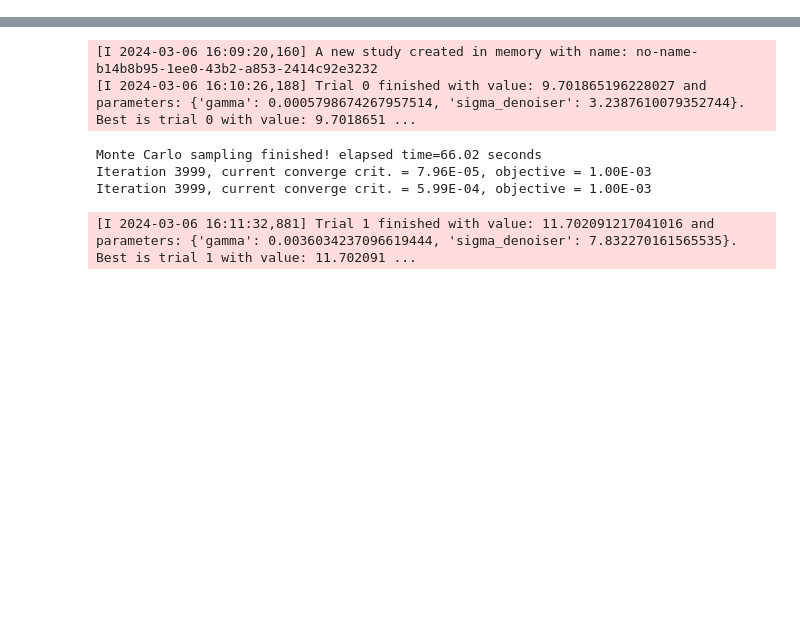
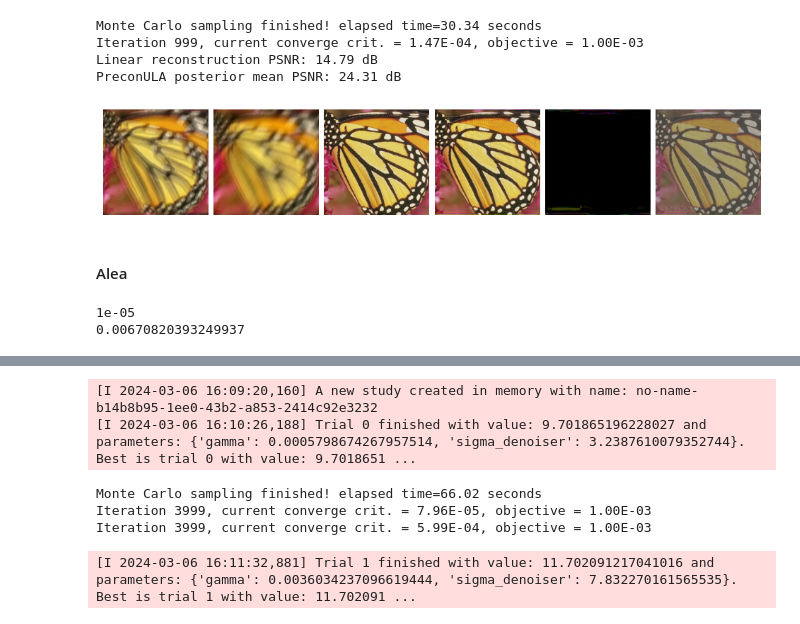
Before and after one commit to JaybeeH32/GenerativeModellingProject, a Jupyter notebook: PMC.ipynb, the cells around one changed output, grey strips where cells are left out. Drawn from its saved outputs; the diff is of its cells as text; code cells hidden in the pictures; blank space fills up the shorter version.

```diff
--- a/PMC.ipynb
+++ b/PMC.ipynb
@@ -39,0 +131,56 @@ plot(y)
+# %%
+### là avec ma correction, pas version Himbert
+
+pula_mean, pula_var = pmc_pnp(y, physics)
+
+# compute linear inverse
+x_lin = physics.A_adjoint(y)
+
+# compute PSNR
+print(f"Linear reconstruction PSNR: {dinv.utils.metric.cal_psnr(x, x_lin):.2f} dB")
+print(
+    f"PreconULA posterior mean PSNR: {dinv.utils.metric.cal_psnr(x, pula_mean):.2f} dB"
+)
+
+example_sample = pula_mean + torch.randn_like(pula_mean) * torch.sqrt(pula_var)
+
+
+# plot results
+imgs = [y, x_lin, x, pula_mean, pula_var, example_sample]
+plot(imgs)
+# %% [output]
+Monte Carlo sampling finished! elapsed time=30.34 seconds
+Iteration 999, current converge crit. = 1.47E-04, objective = 1.00E-03
+Linear reconstruction PSNR: 14.79 dB
+PreconULA posterior mean PSNR: 24.31 dB
+[figure, added]
+# %% [markdown]
+#### Alea
+# %%
+gamma = 1e-5
+alpha = 1
+iterations = int(1e3) if torch.cuda.is_available() else 10
+sigma_denoiser = np.sqrt(2 * gamma) * 1.5
+print(gamma)
+print(sigma_denoiser)
+
+likelihood = dinv.optim.L2(sigma=sigma_denoiser)
+
+prior = dinv.optim.ScorePrior(
+    denoiser=dinv.models.DRUNet(pretrained="download")
+    #denoiser=dinv.models.DiffUNet(large_model=False)
+).to(device)
+
+
+pmc_pnp = PMCPnP(prior=prior,
+                 data_fidelity=likelihood,
+                 max_iter=iterations,
+                 gamma=gamma,
+                 sigma=sigma_denoiser,
+                 alpha=alpha,
+                 deterministic = False,
+                 Himbert = False,
+                 )
+# %% [output]
+1e-05
+0.00670820393249937
```
Also changed, not shown: parts of 18 cells of this notebook, 1 other file.
